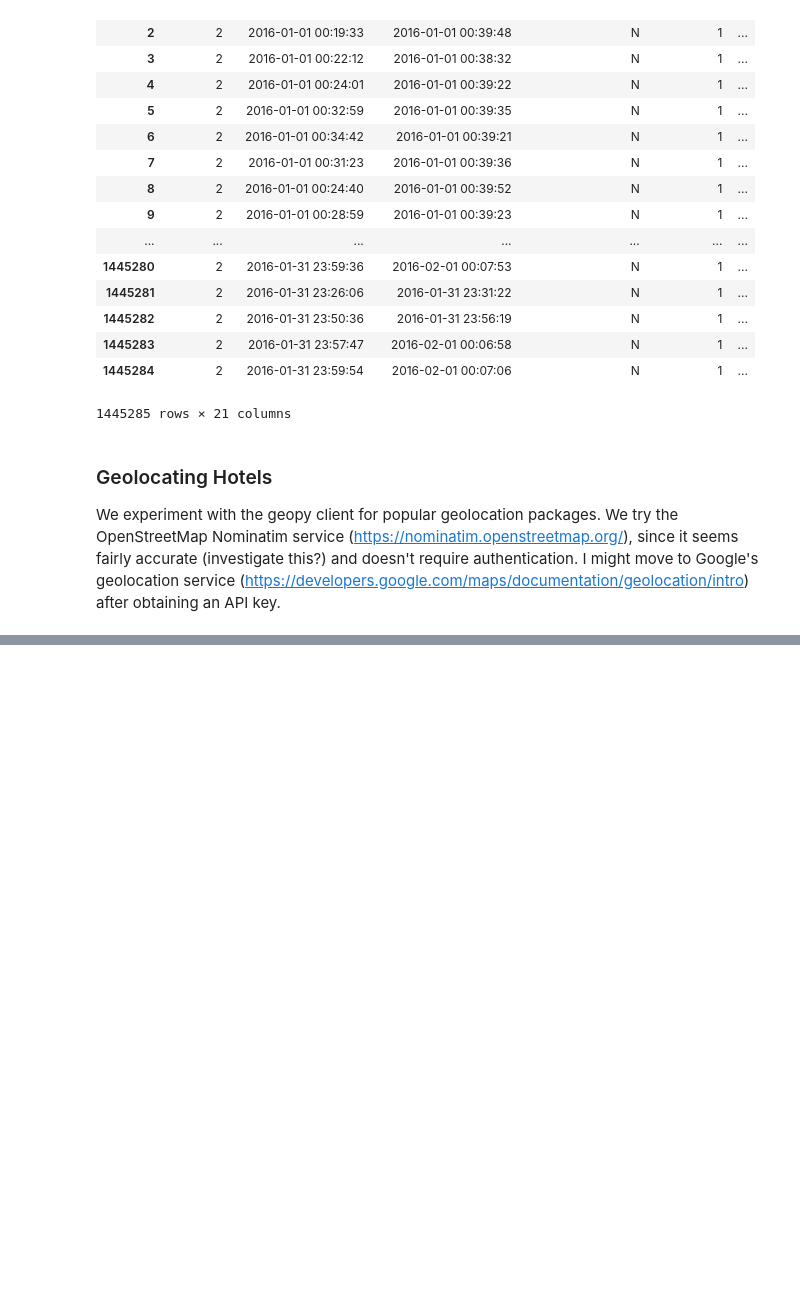
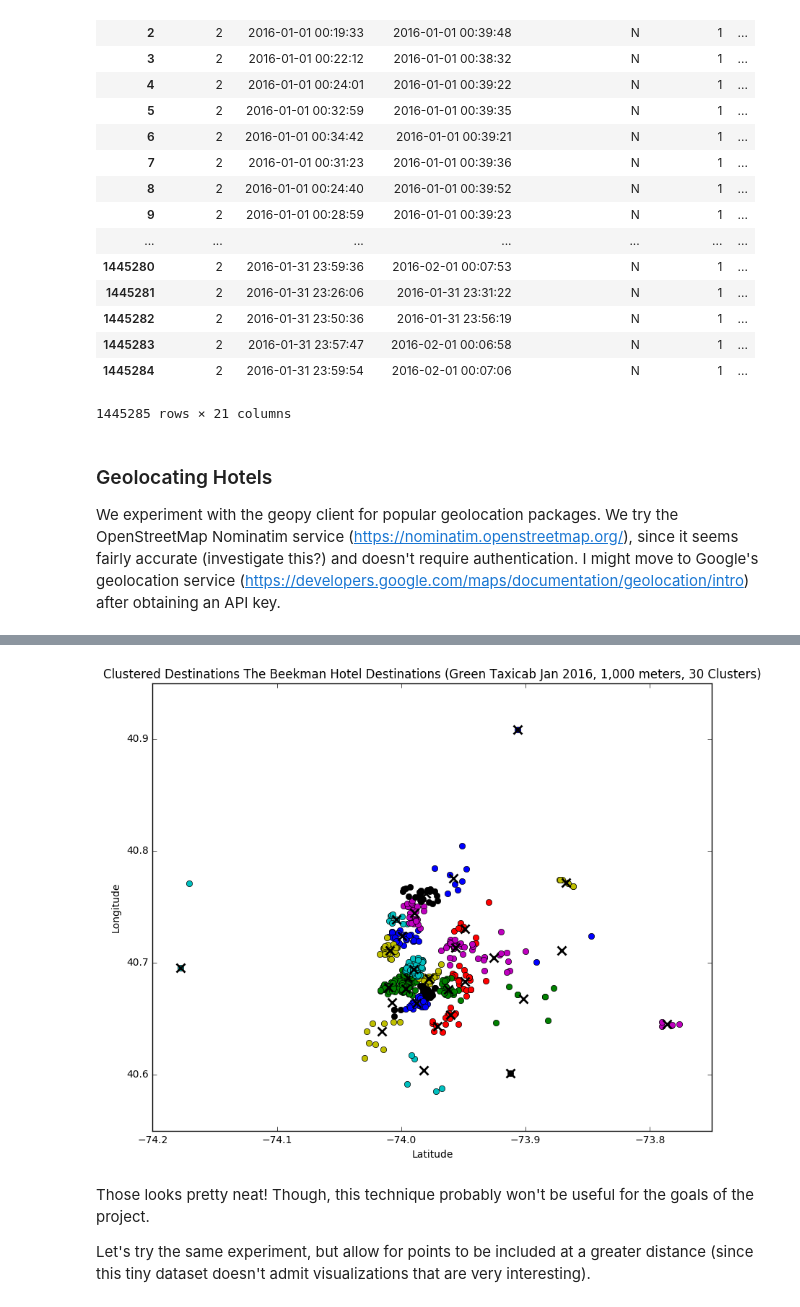
Before and after one commit to djsaunde/NYCHotelData, a Jupyter notebook: code/NYC Data Experiment.ipynb, the cells around one changed output, grey strips where cells are left out. Drawn from its saved outputs; the diff is of its cells as text; code cells hidden in the pictures; blank space fills up the shorter version.

```diff
--- a/code/NYC Data Experiment.ipynb
+++ b/code/NYC Data Experiment.ipynb
@@ -323,0 +309,8 @@ Wall time: 1min 3s
+# %%
+visualize_clustering(destinations.T, 30, 'The Beekman Hotel Destinations (Green Taxicab Jan 2016, 1,000 meters, 30 Clusters)')
+# %% [output]
+[figure, added]
+# %% [markdown]
+Those looks pretty neat! Though, this technique probably won't be useful for the goals of the project.
+
+Let's try the same experiment, but allow for points to be included at a greater distance (since this tiny dataset doesn't admit visualizations that are very interesting).
```
Also changed, not shown: parts of 33 cells of this notebook, 1 other file.
